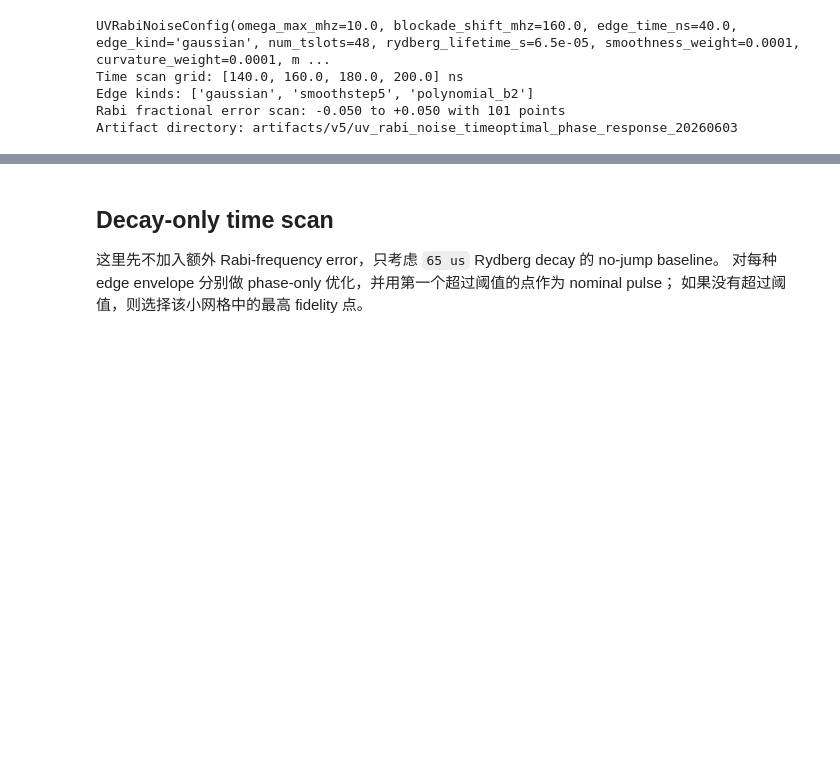
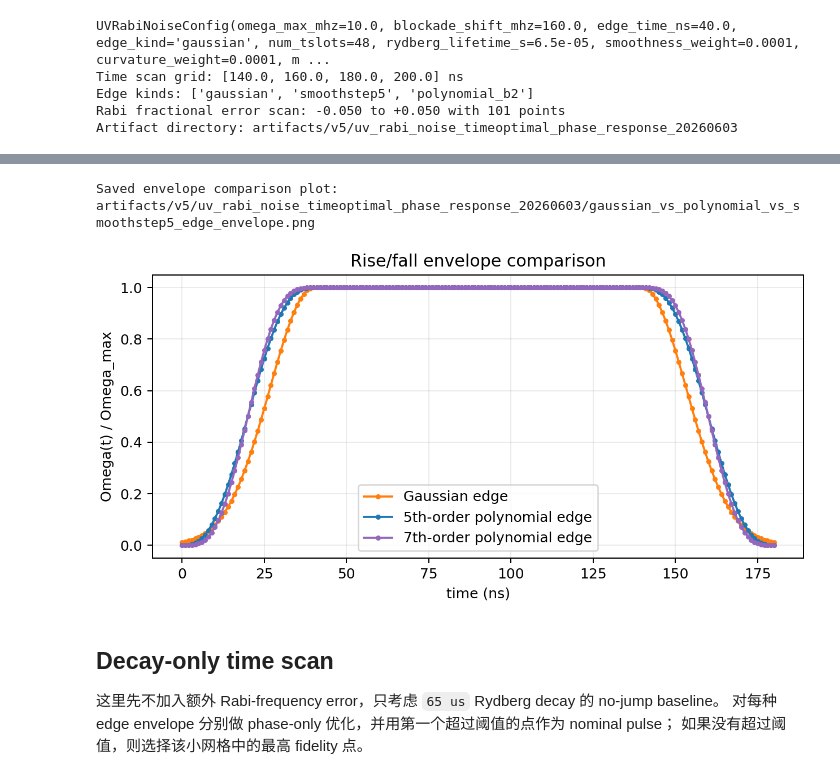
Before and after one commit to Eris-li/Noise-Tolerant-Quantum-Control-Optimization, a Jupyter notebook: notebooks/yb171_uv_rabi_noise_timeoptimal_phase_response.ipynb, the cells around one changed output, grey strips where cells are left out. Drawn from its saved outputs; the diff is of its cells as text; code cells hidden in the pictures; blank space fills up the shorter version.

```diff
--- a/notebooks/yb171_uv_rabi_noise_timeoptimal_phase_response.ipynb
+++ b/notebooks/yb171_uv_rabi_noise_timeoptimal_phase_response.ipynb
@@ -462,3 +432,59 @@ Saved envelope comparison plot: artifacts/v5/uv_rabi_noise_timeoptimal_phase_res
+# %%
+def edge_envelope_on_times(edge_kind: str, times_ns: np.ndarray, total_time_ns: float, edge_time_ns: float) -> np.ndarray:
+    """Evaluate an edge envelope on explicit plot times, including t=0 and t=T."""
+    times = np.asarray(times_ns, dtype=np.float64)
+    edge = float(edge_time_ns)
+    values = np.ones_like(times, dtype=np.float64)
+    outside = (times < 0.0) | (times > float(total_time_ns))
+    values[outside] = 0.0
+    if edge <= 0.0:
+        return np.clip(values, 0.0, 1.0)
+    rise = (times >= 0.0) & (times < edge)
+    fall = (times > float(total_time_ns) - edge) & (times <= float(total_time_ns))
+    if edge_kind == "gaussian":
+        sigma = max(edge / 3.0, 1e-12)
+        values[rise] = np.exp(-0.5 * ((times[rise] - edge) / sigma) ** 2)
+        values[fall] = np.exp(-0.5 * ((times[fall] - (float(total_time_ns) - edge)) / sigma) ** 2)
+    elif edge_kind == "smoothstep5":
+        values[rise] = fifth_order_smoothstep(times[rise] / edge)
+        values[fall] = fifth_order_smoothstep((float(total_time_ns) - times[fall]) / edge)
+    elif edge_kind == "polynomial_b2":
+        values[rise] = b2_seventh_order_smoothstep(times[rise] / edge)
+        values[fall] = b1_seventh_order_fall((times[fall] - (float(total_time_ns) - edge)) / edge)
+    else:
+        raise ValueError(f"Unknown edge_kind: {edge_kind}")
+    return np.clip(values, 0.0, 1.0)
+
+
+probe_time_ns = 180.0
+models_for_envelope = {edge_kind: UVPhaseModel(config, total_time_ns=probe_time_ns) for edge_kind, config in CONFIG_BY_EDGE.items()}
+plot_times_ns = np.linspace(0.0, probe_time_ns, 181)
+
+fig, ax = plt.subplots(figsize=(7.0, 3.5), constrained_layout=True)
+for edge_kind in CONFIG_BY_EDGE:
+    ax.plot(
+        plot_times_ns,
+        edge_envelope_on_times(edge_kind, plot_times_ns, probe_time_ns, BASE_CONFIG.edge_time_ns),
+        marker="o",
+        ms=2.6,
+        lw=1.5,
+        color=EDGE_COLORS[edge_kind],
+        label=EDGE_LABELS[edge_kind],
+    )
+ax.set_xlabel("time (ns)")
+ax.set_ylabel("Omega(t) / Omega_max")
+ax.set_title("Rise/fall envelope comparison")
+ax.grid(alpha=0.25)
+ax.legend()
+envelope_png = ARTIFACT_DIR / "gaussian_vs_polynomial_vs_smoothstep5_edge_envelope.png"
+fig.savefig(envelope_png, dpi=180)
+plt.close(fig)
+legacy_envelope_png = ARTIFACT_DIR / "gaussian_vs_polynomial_edge_envelope.png"
+legacy_envelope_png.write_bytes(envelope_png.read_bytes())
+print(f"Saved envelope comparison plot: {envelope_png}")
+# %% [output]
+Saved envelope comparison plot: artifacts/v5/uv_rabi_noise_timeoptimal_phase_response_20260603/gaussian_vs_polynomial_vs_smoothstep5_edge_envelope.png
+[figure, added]
 # %% [markdown]
 ## Decay-only time scan
 
```
Also changed, not shown: parts of 3 cells of this notebook, 20 other files.
